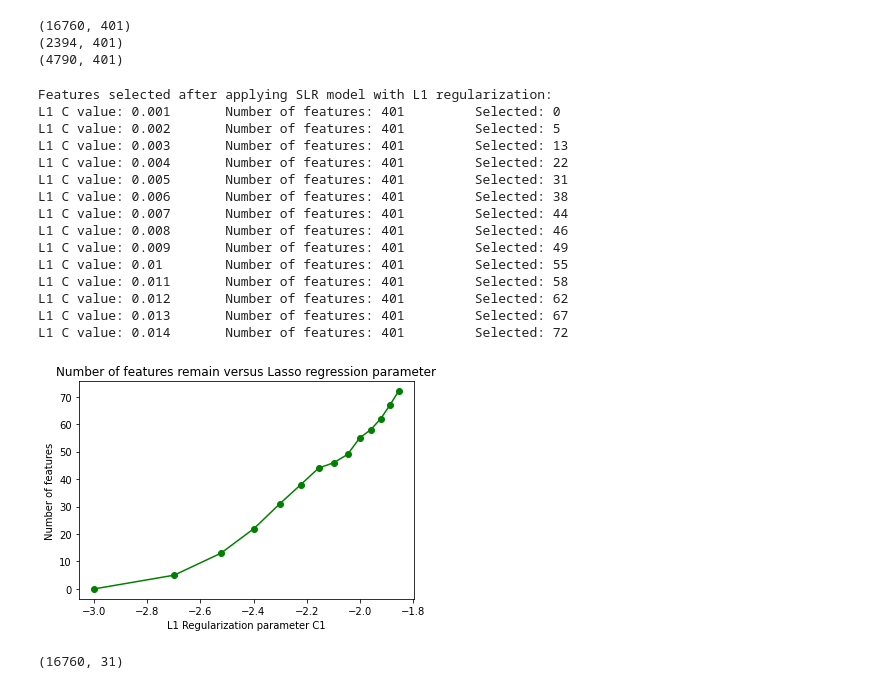
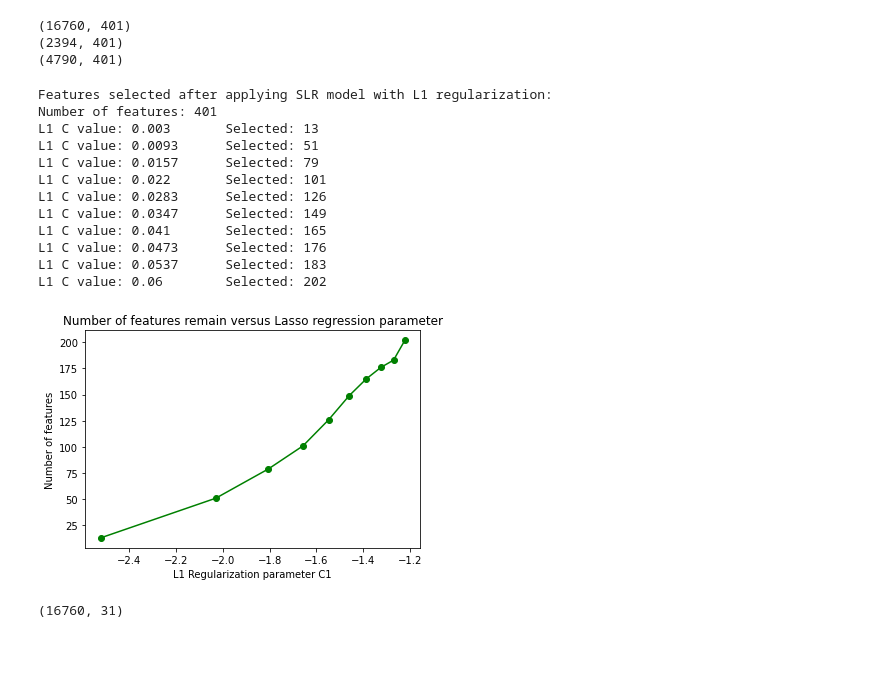
Before and after one commit to ycclau-107/STAT3612Project, a Jupyter notebook: TaskOne/L1_FS_V2_Chris.ipynb, the cells around one changed output. Cells and saved outputs as stored; diff of their text form; code cells hidden in the pictures; blank space fills up the shorter version.

```diff
--- a/TaskOne/L1_FS_V2_Chris.ipynb
+++ b/TaskOne/L1_FS_V2_Chris.ipynb
@@ -193,8 +204,11 @@ def featureSelectByCorr(df_feat,threshold = 0.9):
 
     return df_feat.iloc[:,cols]
 
-X_train_corr = featureSelectByCorr(X_train_mean,0.9)
-#for the part of data visualization
+try:
+    X_train_corr = pd.read_csv("X_train_corr.csv")
+except:
+    X_train_corr = featureSelectByCorr(X_train_mean,0.9)
+    X_train_corr.to_csv("X_train_corr.csv", index = False)
 X_train_corr.describe()
 # %% [output]
 Select features by filtering features with high covariance (>= 0.9) :
@@ -235,49 +247,45 @@ print(X_test_std.shape)
 (4790, 401)
 # %%
 #Feature selection by simple logistic regression with L1 regulation
-from sklearn.linear_model import LogisticRegression
-
 def featerSelect_L1(X_train,y_train):
-    C1 = [1e-3,2e-3,3e-3,4e-3,5e-3,6e-3,7e-3,8e-3,9e-3,1e-2,1.1e-2,1.2e-2,1.3e-2,1.4e-2]
+    C1 = np.linspace(start = 3e-3, stop = 6e-2, num = 10)
     print("Features selected after applying SLR model with L1 regularization:")
+    print("Number of features:",X_train.shape[1])
     n_feat = []
     for n_c1 in C1:
         clf = LogisticRegression(penalty = 'l1',C = n_c1, solver = 'liblinear')
         clf.fit(X_train,y_train)
 
         cols_l1 = []
         for i in range(clf.coef_.shape[1]):
             if clf.coef_[0,i] != 0.0:
                 cols_l1.append(True)
             else:
                 cols_l1.append(False)
         n_feat.append(np.sum(cols_l1))
-        print("L1 C value:",n_c1, "\tNumber of features:",clf.coef_.shape[1], "\tSelected:",np.sum(cols_l1))
+        print("L1 C value:",np.round(n_c1,4), "\tSelected:",np.sum(cols_l1))
 
     nc_log = list(map(np.log10,C1))
     plt.xlabel("L1 Regularization parameter C1")
     plt.ylabel("Number of features")
     plt.title("Number of features remain versus Lasso regression parameter")
     plt.plot(nc_log, n_feat, marker = "o",color = "g")
 
 featerSelect_L1(X_train_std,y_train)
 # %% [output]
 Features selected after applying SLR model with L1 regularization:
-L1 C value: 0.001       Number of features: 401         Selected: 0
-L1 C value: 0.002       Number of features: 401         Selected: 5
-L1 C value: 0.003       Number of features: 401         Selected: 13
-L1 C value: 0.004       Number of features: 401         Selected: 22
-L1 C value: 0.005       Number of features: 401         Selected: 31
-L1 C value: 0.006       Number of features: 401         Selected: 38
-L1 C value: 0.007       Number of features: 401         Selected: 44
-L1 C value: 0.008       Number of features: 401         Selected: 46
-L1 C value: 0.009       Number of features: 401         Selected: 49
-L1 C value: 0.01        Number of features: 401         Selected: 55
-L1 C value: 0.011       Number of features: 401         Selected: 58
-L1 C value: 0.012       Number of features: 401         Selected: 62
-L1 C value: 0.013       Number of features: 401         Selected: 67
-L1 C value: 0.014       Number of features: 401         Selected: 72
+Number of features: 401
+L1 C value: 0.003       Selected: 13
+L1 C value: 0.0093      Selected: 51
+L1 C value: 0.0157      Selected: 79
+L1 C value: 0.022       Selected: 101
+L1 C value: 0.0283      Selected: 126
+L1 C value: 0.0347      Selected: 149
+L1 C value: 0.041       Selected: 165
+L1 C value: 0.0473      Selected: 176
+L1 C value: 0.0537      Selected: 183
+L1 C value: 0.06        Selected: 202
-[figure, old version]
+[figure, new version]
 # %%
 def featureSelect_L1(X,Y,C = 0.01):
     clf = LogisticRegression(penalty = 'l1',C = C, solver = 'liblinear')
```
Also changed, not shown: parts of 20 cells of this notebook.
